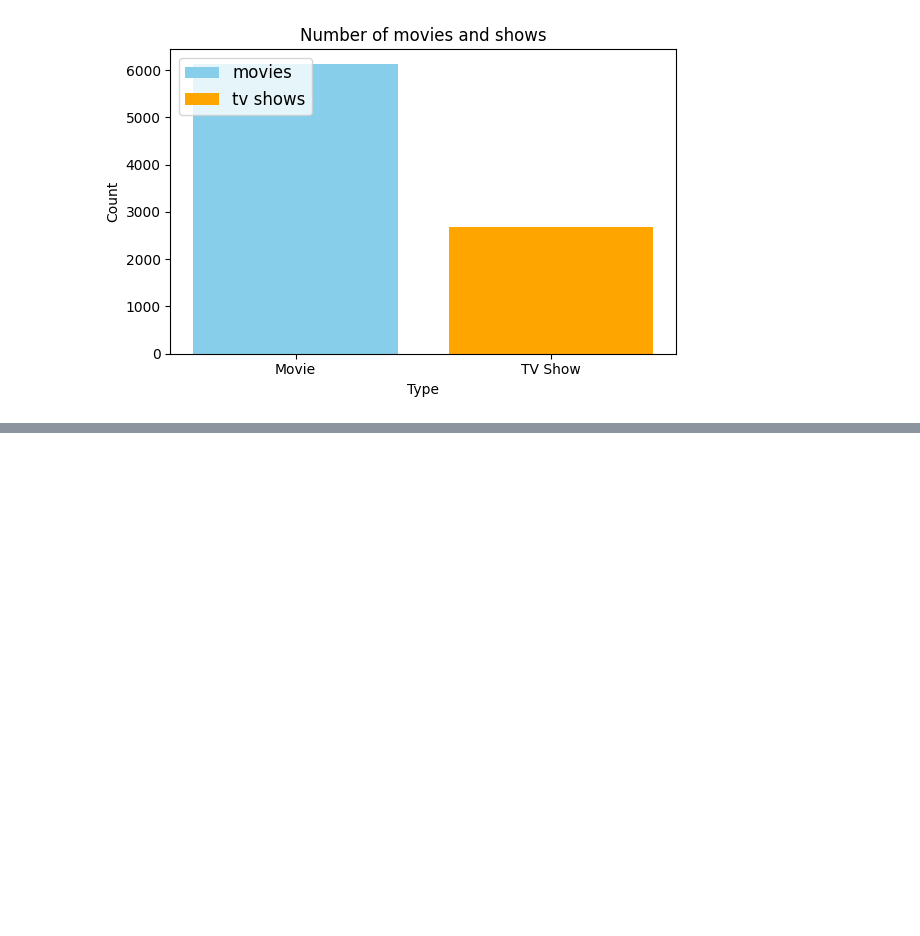
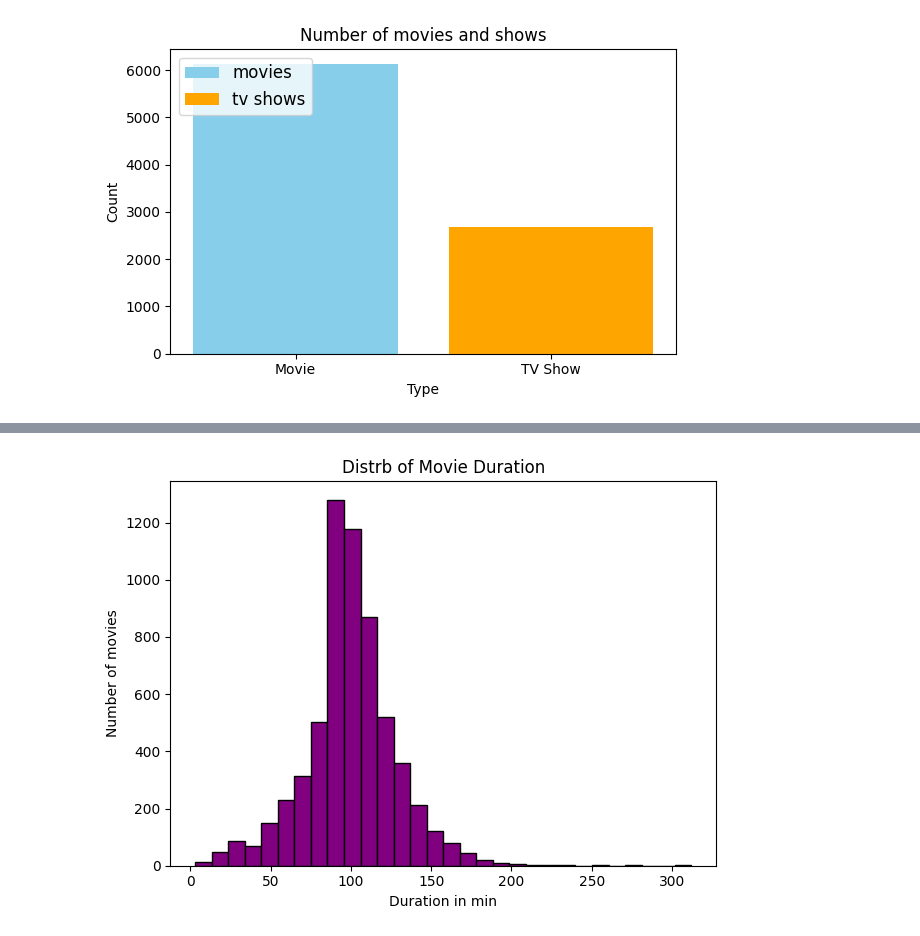
Before and after one commit to Haseebi-khan/Python-Language, a Jupyter notebook: Matplotlib/1.4.Netflix_Dataset.ipynb, the cells around one changed output, grey strips where cells are left out. Drawn from its saved outputs; the diff is of its cells as text; code cells hidden in the pictures; blank space fills up the shorter version.

```diff
--- a/Matplotlib/1.4.Netflix_Dataset.ipynb
+++ b/Matplotlib/1.4.Netflix_Dataset.ipynb
@@ -51,0 +58,23 @@ plt .show()
+# %%
+# movie_df = df[df["type"] == "Movie"].copy()
+# movie_df["duration_int"] = movie_df["duration"].str.replace(" min", "").astype(int)
+
+movie_df = df[df["type"] == "Movie"].copy()
+movie_df = movie_df[movie_df["duration"].notna()]
+
+movie_df["duration_int"] = pd.to_numeric(movie_df["duration"].str.replace(" min", ""), errors='coerce')
+movie_df = movie_df.dropna(subset=["duration_int"])
+movie_df["duration_int"] = movie_df["duration_int"].astype(int)
+
+
+plt.Figure(figsize=(8,6))
+plt.hist(movie_df["duration_int"], bins=30, color="purple",edgecolor="black")
+
+plt.title("Distrb of Movie Duration")
+plt.xlabel("Duration in min")
+plt.ylabel("Number of movies")
+
+plt.tight_layout()
+plt .show()
+# %% [output]
+[figure, added]
```
Also changed, not shown: parts of 4 cells of this notebook.
